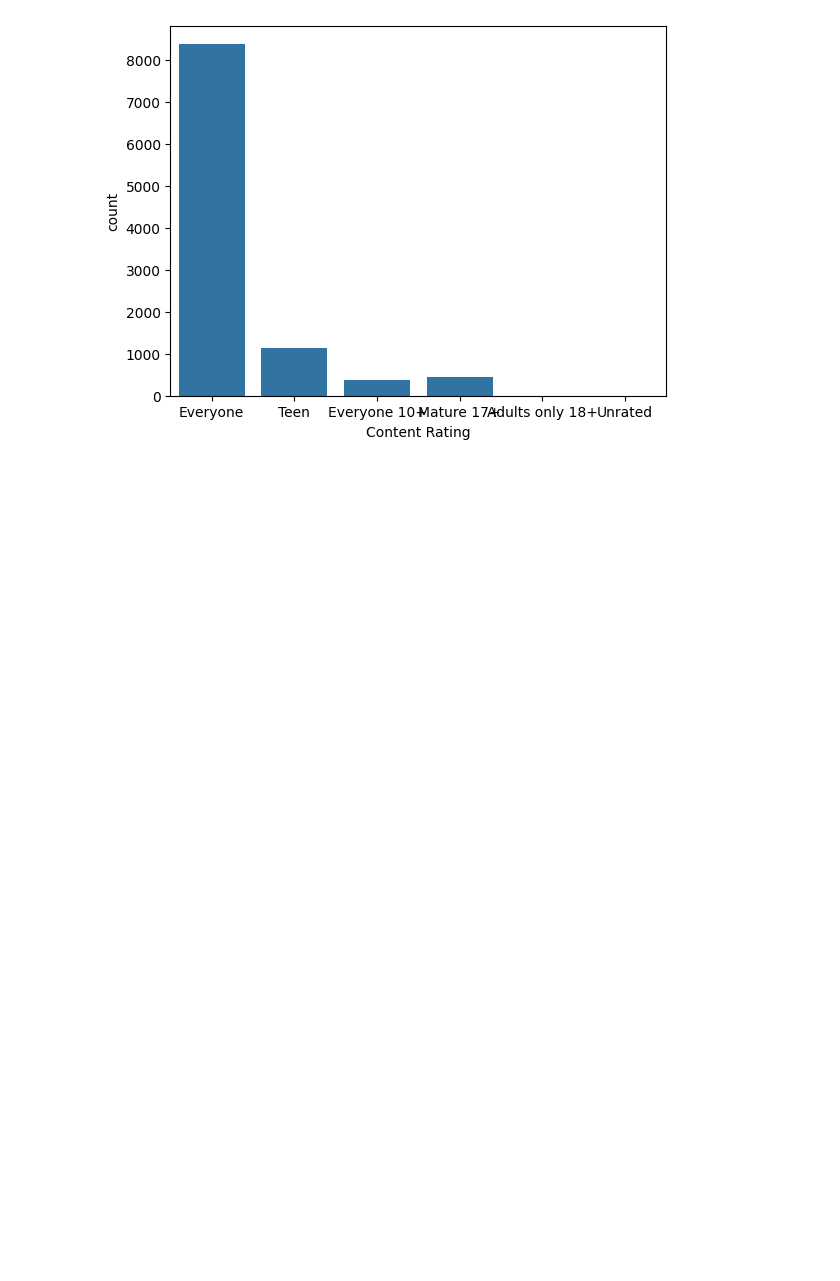
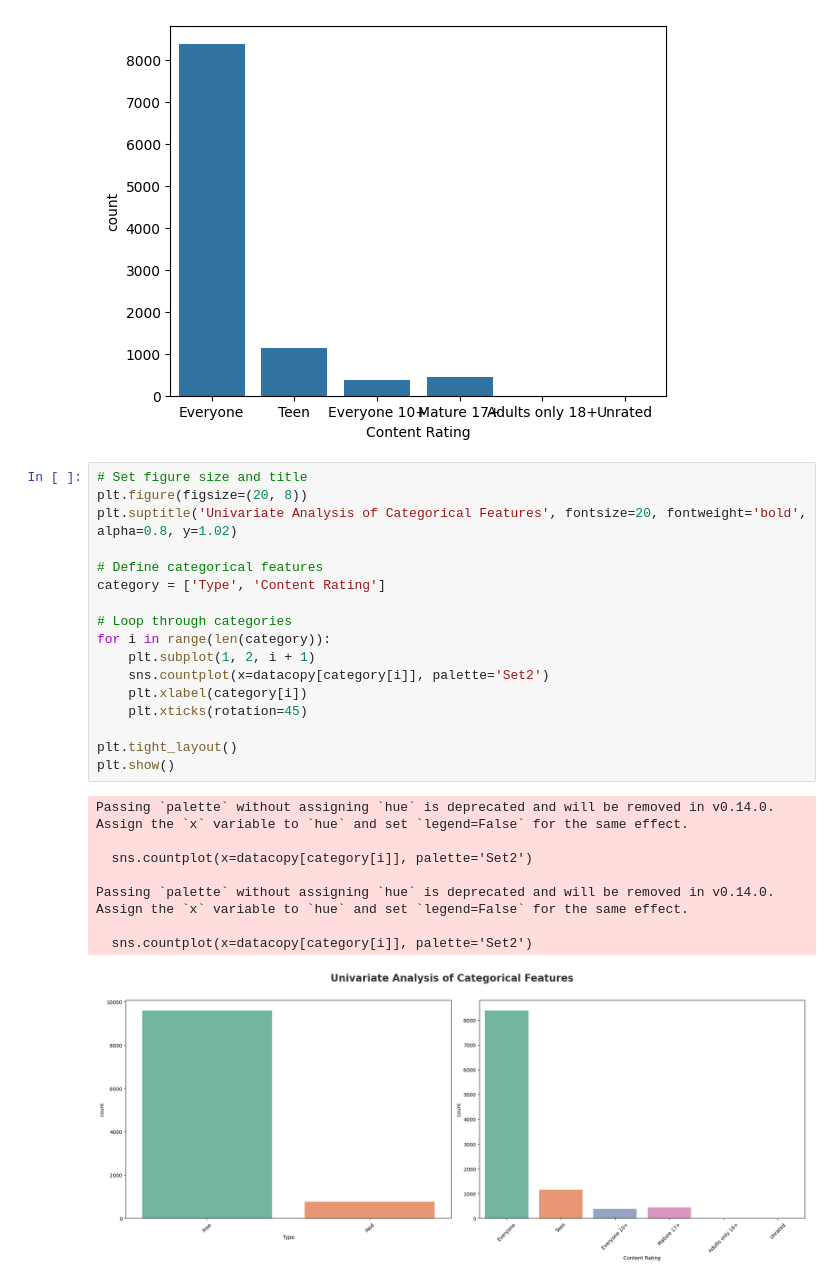
Before and after one commit to FairozAhmadSheikh/ML_bootcamp, a Jupyter notebook: Exploratory_DataAnalysis/data_cleaned_EDA.ipynb, the cells around one changed output. Saved outputs shown, nothing was run; the diff lists cells and outputs as text; blank space fills up the shorter version.

```diff
--- a/Exploratory_DataAnalysis/data_cleaned_EDA.ipynb
+++ b/Exploratory_DataAnalysis/data_cleaned_EDA.ipynb
@@ -97,3 +111,29 @@ sns.countplot(x=datacopy['Content Rating'])
 # %% [output]
 <Axes: xlabel='Content Rating', ylabel='count'>
 [figure]
+# %%
+# Set figure size and title
+plt.figure(figsize=(20, 8))
+plt.suptitle('Univariate Analysis of Categorical Features', fontsize=20, fontweight='bold', alpha=0.8, y=1.02)
+
+# Define categorical features
+category = ['Type', 'Content Rating']
+
+# Loop through categories
+for i in range(len(category)):
+    plt.subplot(1, 2, i + 1)
+    sns.countplot(x=datacopy[category[i]], palette='Set2')
+    plt.xlabel(category[i])
+    plt.xticks(rotation=45)
+
+plt.tight_layout()
+plt.show()
+# %% [output]
+Passing `palette` without assigning `hue` is deprecated and will be removed in v0.14.0. Assign the `x` variable to `hue` and set `legend=False` for the same effect.
+
+  sns.countplot(x=datacopy[category[i]], palette='Set2')
+
+Passing `palette` without assigning `hue` is deprecated and will be removed in v0.14.0. Assign the `x` variable to `hue` and set `legend=False` for the same effect.
+
+  sns.countplot(x=datacopy[category[i]], palette='Set2')
+[figure, added]
```
Also changed, not shown: parts of 1 cell of this notebook.
